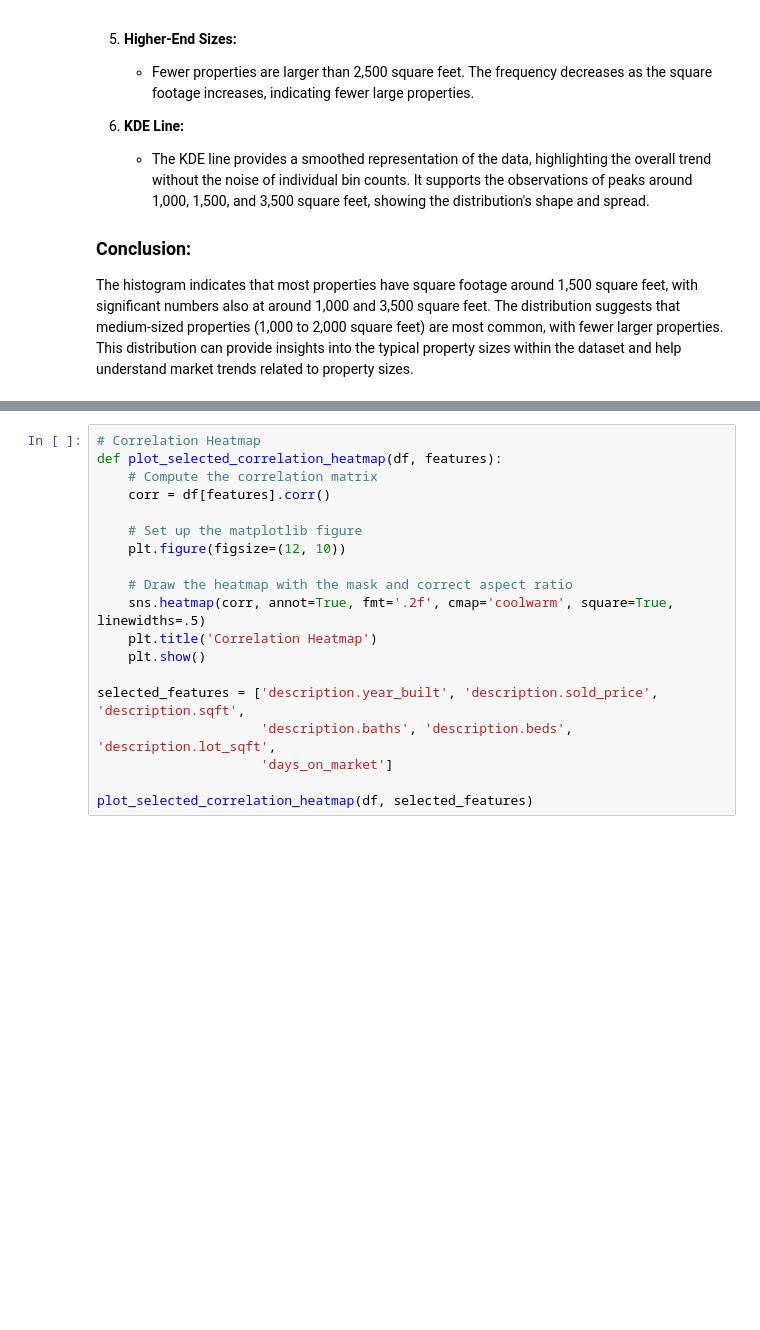
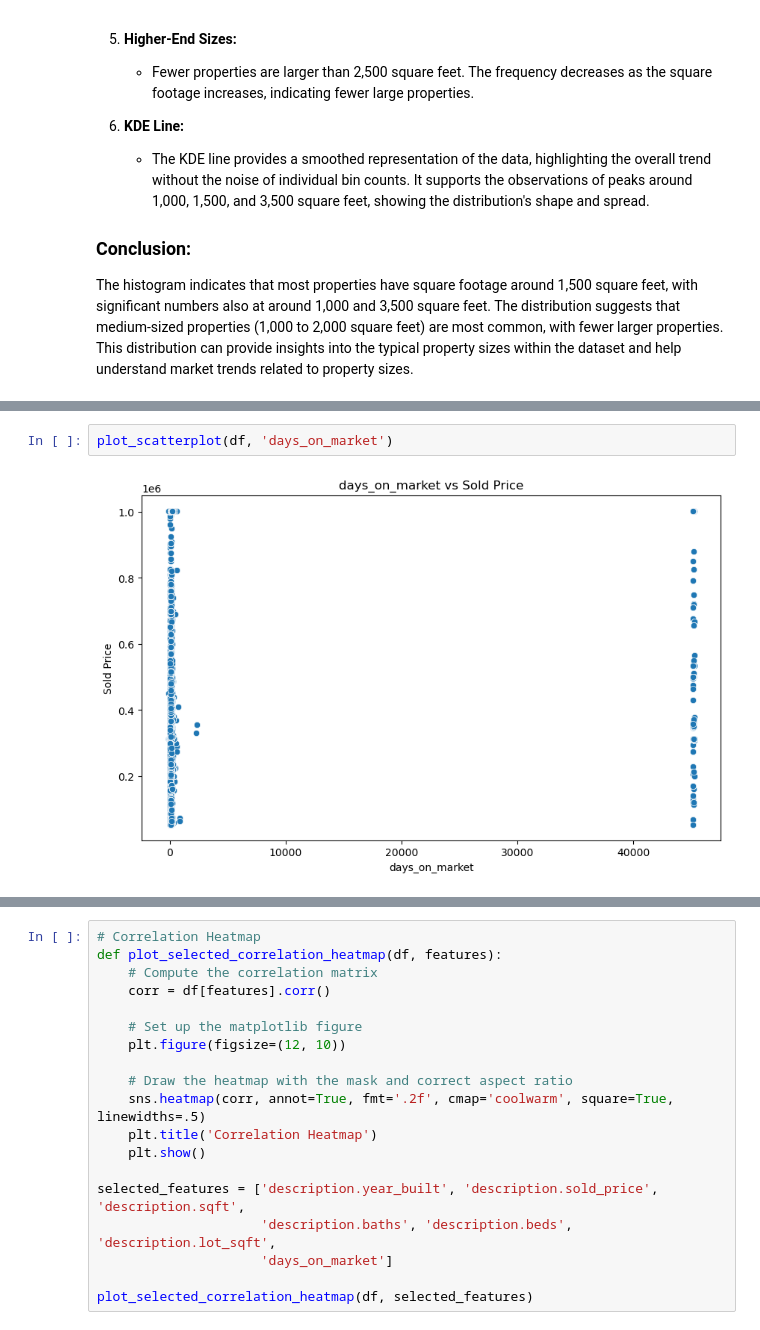
Before and after one commit to rdebullain/ML-supervised_real_estate_data, a Jupyter notebook: notebooks/1 - EDA.ipynb, the cells around one changed output, grey strips where cells are left out. Cells and saved outputs as stored; diff of their text form; blank space fills up the shorter version.

```diff
--- a/notebooks/1 - EDA.ipynb
+++ b/notebooks/1 - EDA.ipynb
@@ -755,0 +829,4 @@ plot_scatterplots(df)
+# %%
+plot_scatterplot(df, 'days_on_market')
+# %% [output]
+[figure, added]
```
Also changed, not shown: parts of 13 cells of this notebook, 1 other file.
